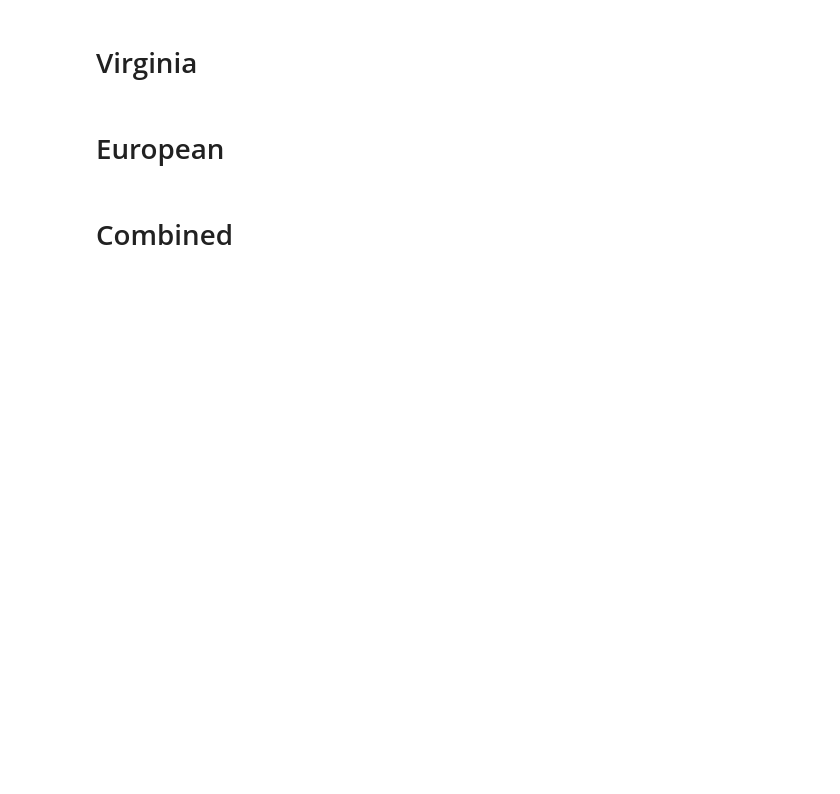
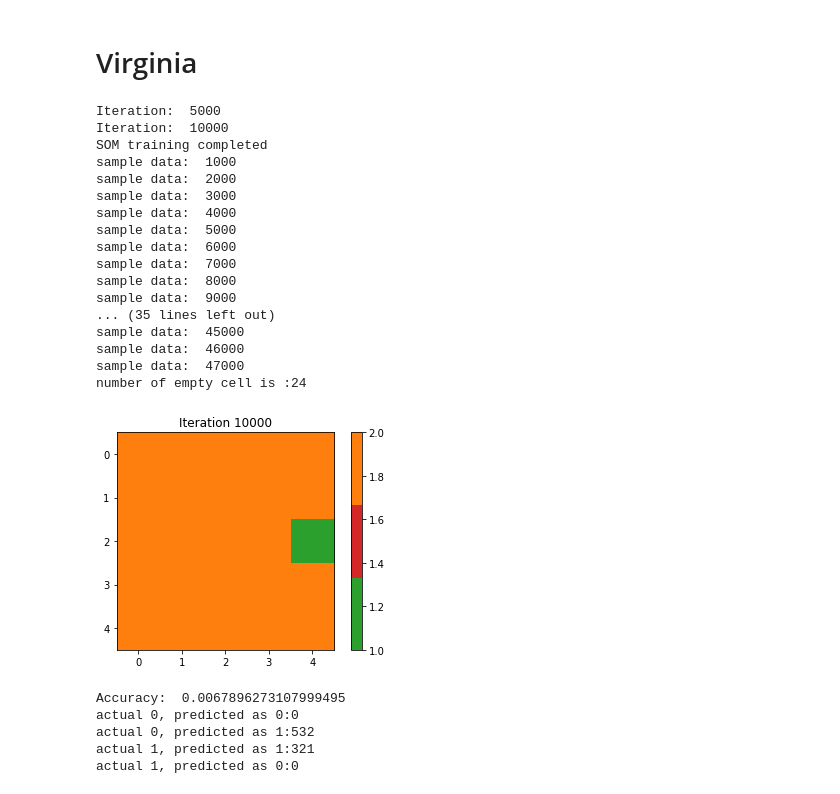
Before and after one commit to EthanWTL/Covid-19_Mortality_Rate, a Jupyter notebook: Baseline Training/SOM.ipynb, the cells around one changed output. Cells and saved outputs as stored; diff of their text form; code cells hidden in the pictures; blank space fills up the shorter version.

```diff
--- a/Baseline Training/SOM.ipynb
+++ b/Baseline Training/SOM.ipynb
@@ -196,8 +196,8 @@ actual 1, predicted as 0:15200
 # %% [markdown]
 # Virginia
 # %%
-path_train = '../traintestdata/vir_train.csv'
-path_test = '../traintestdata/vir_test.csv'
+path_train = '../TrainTestData/vir_train.csv'
+path_test = '../TrainTestData/vir_test.csv'
 
 Train = pd.read_csv(path_train)
 Test = pd.read_csv(path_test)
@@ -265,32 +265,54 @@ for row in range(num_rows):
         label_list = map[row][col]
         if len(label_list)==0:
             label = 2
             emptycell=emptycell+1
         else:
             label = max(label_list, key=label_list.count)
         label_map[row][col] = label
 
 title = ('Iteration ' + str(max_steps))
 cmap = colors.ListedColormap(['tab:green', 'tab:red','tab:orange'])
 print("number of empty cell is :" + str(emptycell))
 plt.imshow(label_map, cmap=cmap)
 plt.colorbar()
 plt.title(title)
 plt.show()
 
 #
 winner_labels = []
 
 for t in range(data.shape[0]):
     winner = winning_neuron(data, t, som, num_rows, num_cols)
     row = winner[0]
     col = winner[1]
     predicted = label_map[row][col]
     winner_labels.append(predicted)
 
 print("Accuracy: ",accuracy_score(labels, np.array(winner_labels)))
 
 #cm
 cm(winner_labels,labels)
+# %% [output]
+Iteration:  5000
+Iteration:  10000
+SOM training completed
+sample data:  1000
+sample data:  2000
+sample data:  3000
+sample data:  4000
+sample data:  5000
+sample data:  6000
+sample data:  7000
+sample data:  8000
+sample data:  9000
+... (35 lines left out)
+sample data:  45000
+sample data:  46000
+sample data:  47000
+number of empty cell is :24
+[figure, added]
+Accuracy:  0.0067896273107999495
+actual 0, predicted as 0:0
+actual 0, predicted as 1:532
+actual 1, predicted as 1:321
+actual 1, predicted as 0:0
-# %% [markdown]
-# European
@@ -394,2 +318,0 @@ cm(winner_labels,labels)
-# %% [markdown]
-# Combined
```
Also changed, not shown: parts of 9 cells of this notebook, 4 other files.
